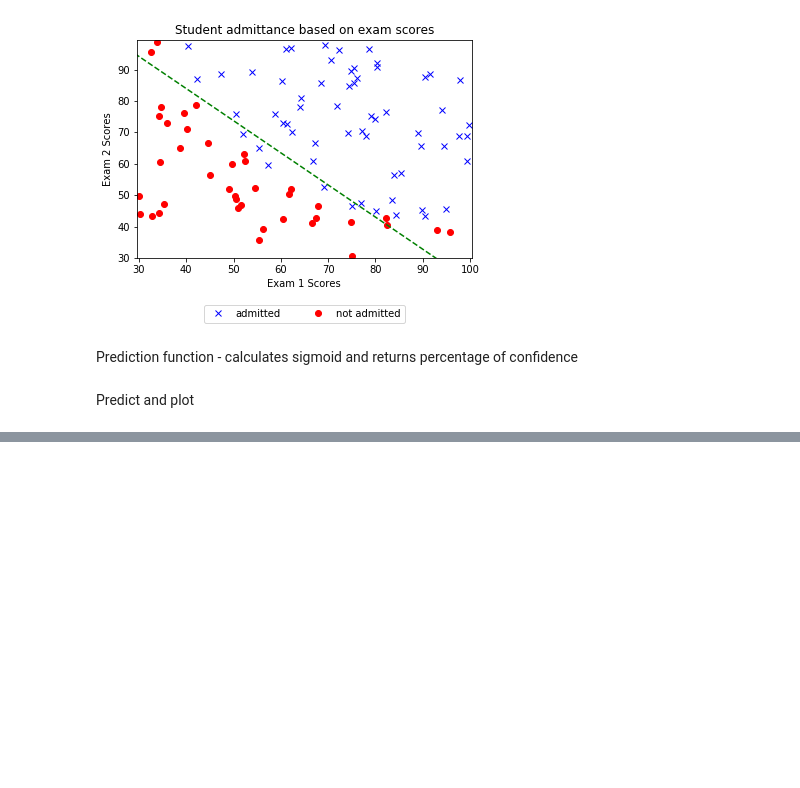
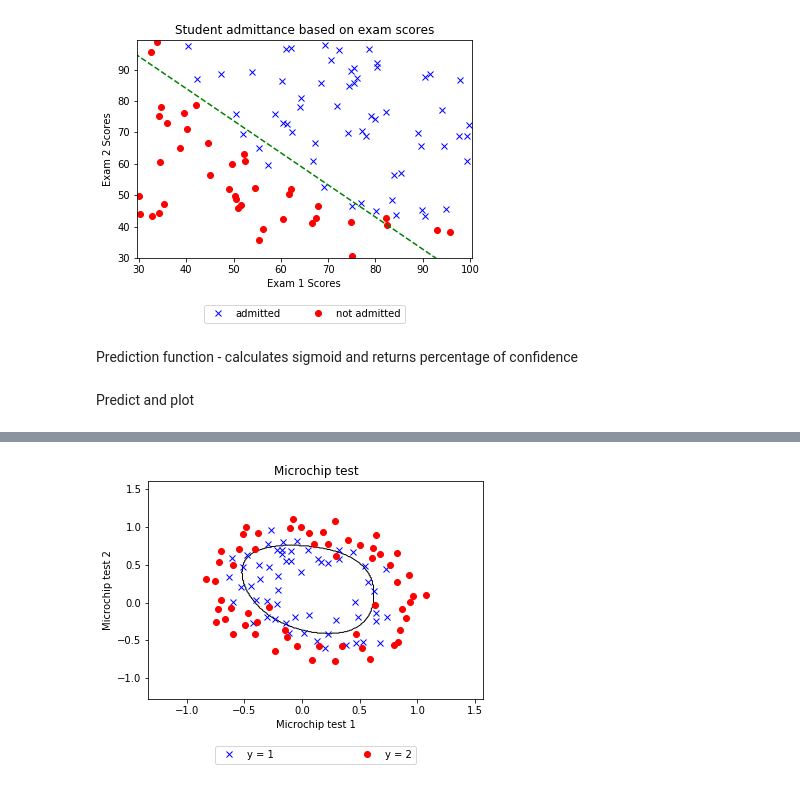
Before and after one commit to imtoobose/mlclass, a Jupyter notebook: Logistic Regression.ipynb, the cells around one changed output, grey strips where cells are left out. Drawn from its saved outputs; the diff is of its cells as text; code cells hidden in the pictures; blank space fills up the shorter version.

```diff
--- a/Logistic Regression.ipynb
+++ b/Logistic Regression.ipynb
@@ -161,0 +225,11 @@ Has passed
+# %%
+print 'Initial cost\n', reg_cost(thetas, X, y)
+print '\nInitial thetas\n', reg_grad(thetas, X, y)
+
+get_min = optimize.minimize(reg_cost, thetas, options={"maxiter":1500}, jac=reg_grad, args=(X, y), method=None)
+thetasopt = get_min.x
+
+print '\nOptimal thetas\n', thetasopt
+
+print '\nAccuracy of training'
+get_accuracy(X, thetasopt)
@@ -161,0 +255,16 @@ Has passed
+# %%
+x =  np.delete(lines, 2, axis=1)
+x_min, x_max = x[:, 0].min() - .5, x[:, 0].max() + .5
+y_min, y_max = x[:, 1].min() - .5, x[:, 1].max() + .5
+
+xx, yy = np.meshgrid(np.linspace(x_min, x_max, 300),
+                     np.linspace(y_min, y_max, 300))
+
+meshpred = polFeatures.fit_transform(np.c_[xx.ravel(), yy.ravel()])
+Z = predict(meshpred, thetasopt[1:])
+Z = Z.reshape(xx.shape)
+plt.contour(xx, yy, Z, alpha=1, levels=[0], linewidths=[1], colors=['k'])
+draw_microchip_data()
+plt.show()
+# %% [output]
+[figure, added]
```
Also changed, not shown: parts of 8 cells of this notebook, 1 other file.
